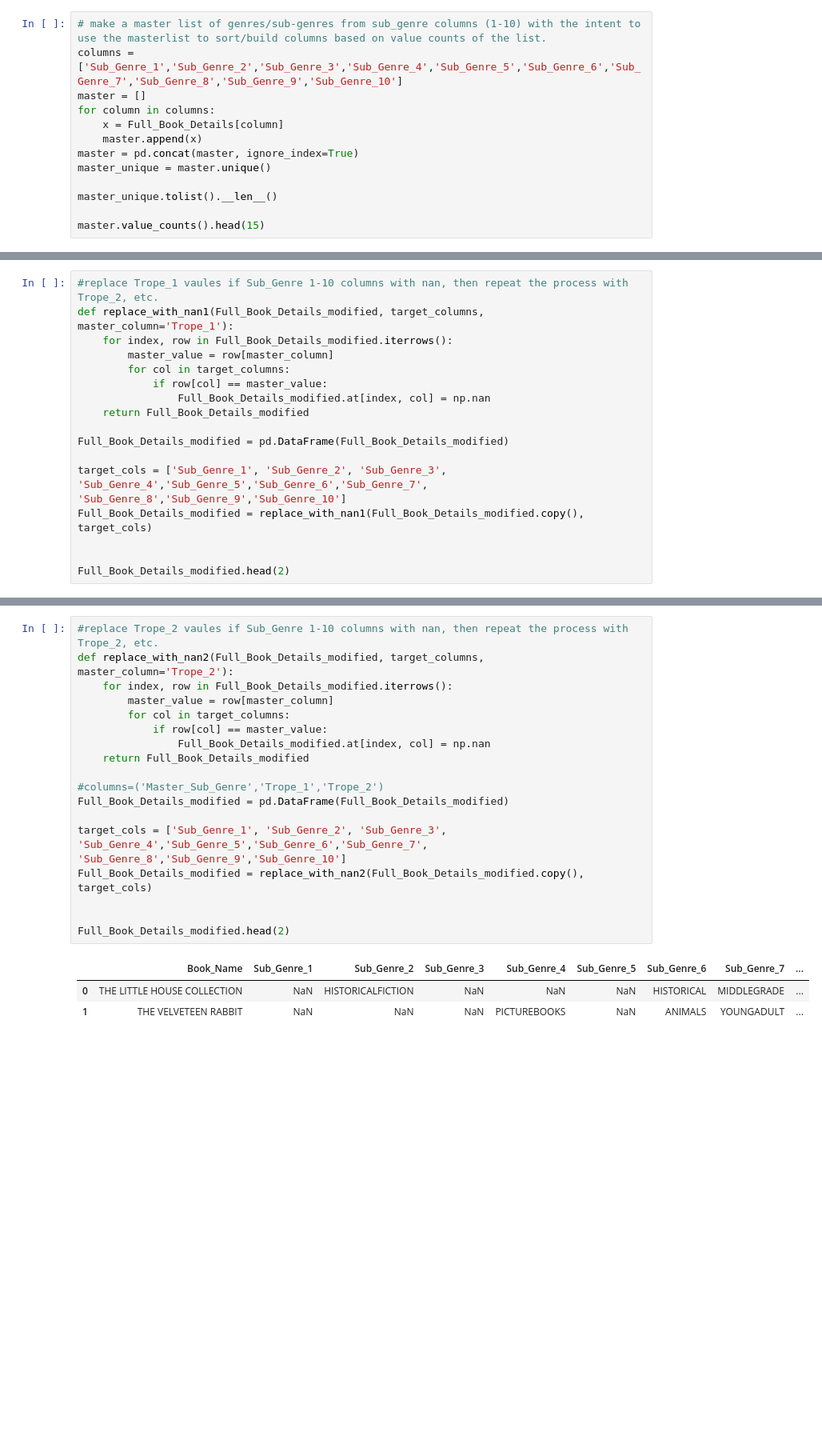
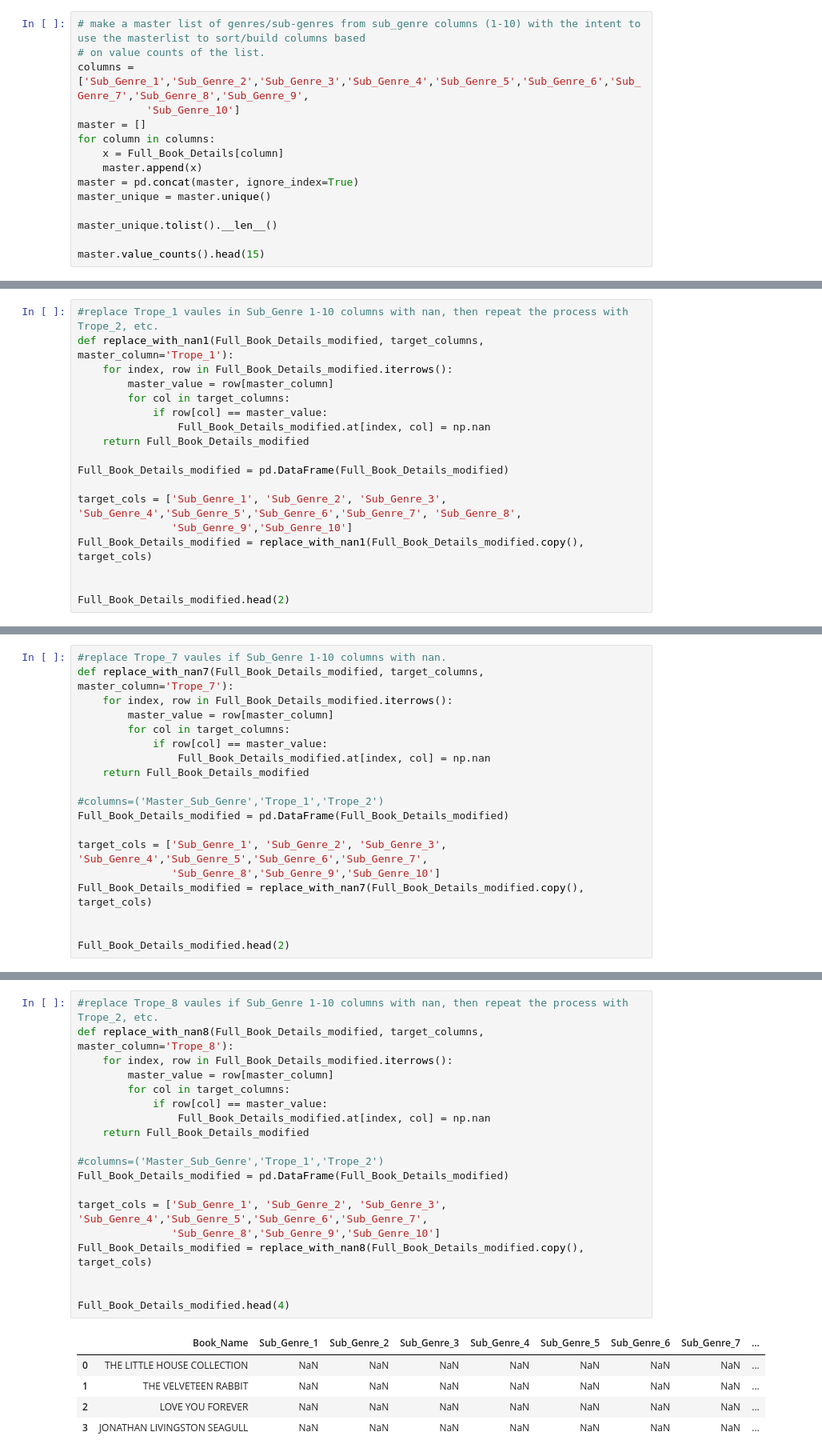
Before and after one commit to ammabe1/Publish-Me---Release-Assistant, a Jupyter notebook: Publish_Me Release_Assistant.ipynb, the cells around one changed output, grey strips where cells are left out. Shown at 80% size. Cells and saved outputs as stored; diff of their text form; blank space fills up the shorter version.

```diff
--- a/Publish_Me Release_Assistant.ipynb
+++ b/Publish_Me Release_Assistant.ipynb
@@ -369,8 +345,10 @@ Full_Book_Details.head(2)
 | 0 | THE LITTLE HOUSE COLLECTION | CLASSICS | HISTORICALFICTION | CHILDRENS | FICTION | YOUNGADULT | HISTORICAL | MIDDLEGRADE | ... |
 | 1 | THE VELVETEEN RABBIT | CLASSICS | CHILDRENS | FICTION | PICTUREBOOKS | FANTASY | ANIMALS | YOUNGADULT | ... |
 # %%
-# make a master list of genres/sub-genres from sub_genre columns (1-10) with the intent to use the masterlist to sort/build columns based on value counts of the list.
-columns = ['Sub_Genre_1','Sub_Genre_2','Sub_Genre_3','Sub_Genre_4','Sub_Genre_5','Sub_Genre_6','Sub_Genre_7','Sub_Genre_8','Sub_Genre_9','Sub_Genre_10']
+# make a master list of genres/sub-genres from sub_genre columns (1-10) with the intent to use the masterlist to sort/build columns based
+# on value counts of the list.
+columns = ['Sub_Genre_1','Sub_Genre_2','Sub_Genre_3','Sub_Genre_4','Sub_Genre_5','Sub_Genre_6','Sub_Genre_7','Sub_Genre_8','Sub_Genre_9',
+           'Sub_Genre_10']
 master = []
 for column in columns:
     x = Full_Book_Details[column]
@@ -597,7 +589,7 @@ Full_Book_Details_modified.head(2)
 | 0 | THE LITTLE HOUSE COLLECTION | CLASSICS | HISTORICALFICTION | NaN | NaN | YOUNGADULT | HISTORICAL | MIDDLEGRADE | ... |
 | 1 | THE VELVETEEN RABBIT | CLASSICS | NaN | NaN | PICTUREBOOKS | FANTASY | ANIMALS | YOUNGADULT | ... |
 # %%
-#replace Trope_1 vaules if Sub_Genre 1-10 columns with nan, then repeat the process with Trope_2, etc.
+#replace Trope_1 vaules in Sub_Genre 1-10 columns with nan, then repeat the process with Trope_2, etc.
 def replace_with_nan1(Full_Book_Details_modified, target_columns, master_column='Trope_1'):
     for index, row in Full_Book_Details_modified.iterrows():
         master_value = row[master_column]
@@ -608,7 +600,8 @@ def replace_with_nan1(Full_Book_Details_modified, target_columns, master_column=
 
 Full_Book_Details_modified = pd.DataFrame(Full_Book_Details_modified)
 
-target_cols = ['Sub_Genre_1', 'Sub_Genre_2', 'Sub_Genre_3', 'Sub_Genre_4','Sub_Genre_5','Sub_Genre_6','Sub_Genre_7', 'Sub_Genre_8','Sub_Genre_9','Sub_Genre_10']
+target_cols = ['Sub_Genre_1', 'Sub_Genre_2', 'Sub_Genre_3', 'Sub_Genre_4','Sub_Genre_5','Sub_Genre_6','Sub_Genre_7', 'Sub_Genre_8',
+               'Sub_Genre_9','Sub_Genre_10']
 Full_Book_Details_modified = replace_with_nan1(Full_Book_Details_modified.copy(), target_cols)
 
 
@@ -637,0 +815,19 @@ Full_Book_Details_modified.head(2)
+# %%
+#replace Trope_7 vaules if Sub_Genre 1-10 columns with nan.
+def replace_with_nan7(Full_Book_Details_modified, target_columns, master_column='Trope_7'):
+    for index, row in Full_Book_Details_modified.iterrows():
+        master_value = row[master_column]
+        for col in target_columns:
+            if row[col] == master_value:
+                Full_Book_Details_modified.at[index, col] = np.nan
+    return Full_Book_Details_modified
+
+#columns=('Master_Sub_Genre','Trope_1','Trope_2')
+Full_Book_Details_modified = pd.DataFrame(Full_Book_Details_modified)
+
+target_cols = ['Sub_Genre_1', 'Sub_Genre_2', 'Sub_Genre_3', 'Sub_Genre_4','Sub_Genre_5','Sub_Genre_6','Sub_Genre_7',
+               'Sub_Genre_8','Sub_Genre_9','Sub_Genre_10']
+Full_Book_Details_modified = replace_with_nan7(Full_Book_Details_modified.copy(), target_cols)
+
+
+Full_Book_Details_modified.head(2)
@@ -638,22 +860,25 @@ Full_Book_Details_modified.head(2)
 # %%
-#replace Trope_2 vaules if Sub_Genre 1-10 columns with nan, then repeat the process with Trope_2, etc.
-def replace_with_nan2(Full_Book_Details_modified, target_columns, master_column='Trope_2'):
+#replace Trope_8 vaules if Sub_Genre 1-10 columns with nan, then repeat the process with Trope_2, etc.
+def replace_with_nan8(Full_Book_Details_modified, target_columns, master_column='Trope_8'):
     for index, row in Full_Book_Details_modified.iterrows():
         master_value = row[master_column]
         for col in target_columns:
             if row[col] == master_value:
                 Full_Book_Details_modified.at[index, col] = np.nan
     return Full_Book_Details_modified
 
 #columns=('Master_Sub_Genre','Trope_1','Trope_2')
 Full_Book_Details_modified = pd.DataFrame(Full_Book_Details_modified)
 
-target_cols = ['Sub_Genre_1', 'Sub_Genre_2', 'Sub_Genre_3', 'Sub_Genre_4','Sub_Genre_5','Sub_Genre_6','Sub_Genre_7', 'Sub_Genre_8','Sub_Genre_9','Sub_Genre_10']
-Full_Book_Details_modified = replace_with_nan2(Full_Book_Details_modified.copy(), target_cols)
+target_cols = ['Sub_Genre_1', 'Sub_Genre_2', 'Sub_Genre_3', 'Sub_Genre_4','Sub_Genre_5','Sub_Genre_6','Sub_Genre_7',
+               'Sub_Genre_8','Sub_Genre_9','Sub_Genre_10']
+Full_Book_Details_modified = replace_with_nan8(Full_Book_Details_modified.copy(), target_cols)
 
 
-Full_Book_Details_modified.head(2)
+Full_Book_Details_modified.head(4)
 # %% [output]
 |  | Book_Name | Sub_Genre_1 | Sub_Genre_2 | Sub_Genre_3 | Sub_Genre_4 | Sub_Genre_5 | Sub_Genre_6 | Sub_Genre_7 | ... |
-| 0 | THE LITTLE HOUSE COLLECTION | NaN | HISTORICALFICTION | NaN | NaN | NaN | HISTORICAL | MIDDLEGRADE | ... |
-| 1 | THE VELVETEEN RABBIT | NaN | NaN | NaN | PICTUREBOOKS | NaN | ANIMALS | YOUNGADULT | ... |
+| 0 | THE LITTLE HOUSE COLLECTION | NaN | NaN | NaN | NaN | NaN | NaN | NaN | ... |
+| 1 | THE VELVETEEN RABBIT | NaN | NaN | NaN | NaN | NaN | NaN | NaN | ... |
+| 2 | LOVE YOU FOREVER | NaN | NaN | NaN | NaN | NaN | NaN | NaN | ... |
+| 3 | JONATHAN LIVINGSTON SEAGULL | NaN | NaN | NaN | NaN | NaN | NaN | NaN | ... |
```
Also changed, not shown: parts of 78 cells of this notebook, 1 other file.
